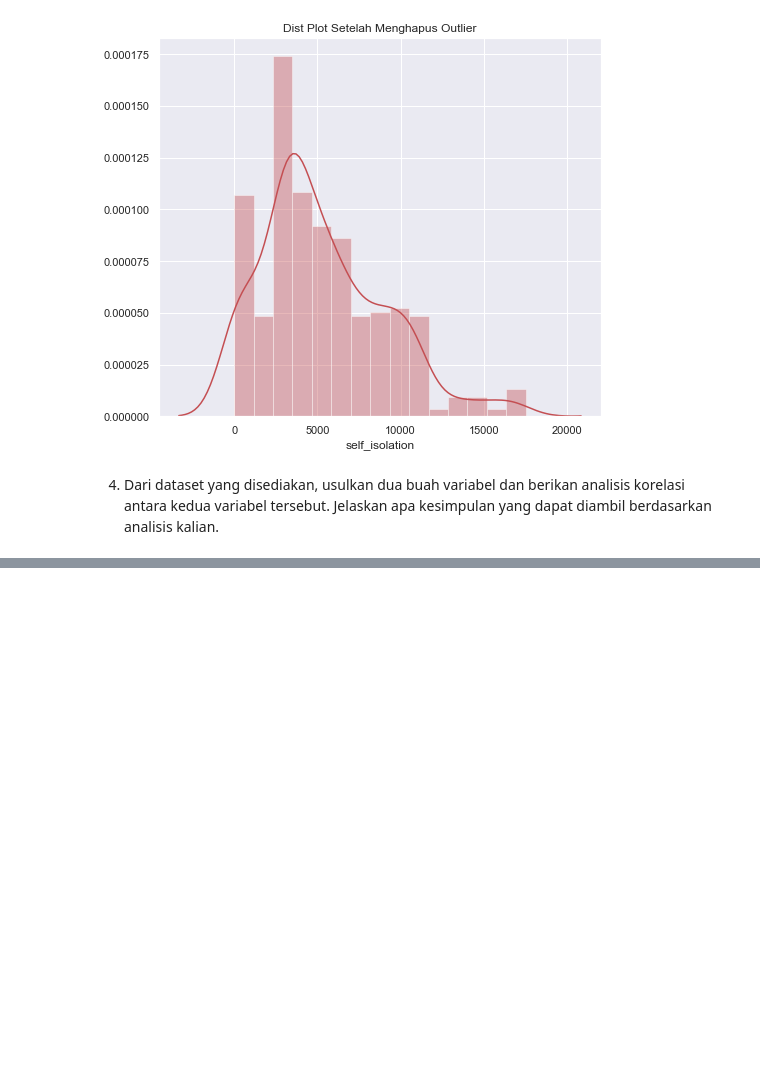
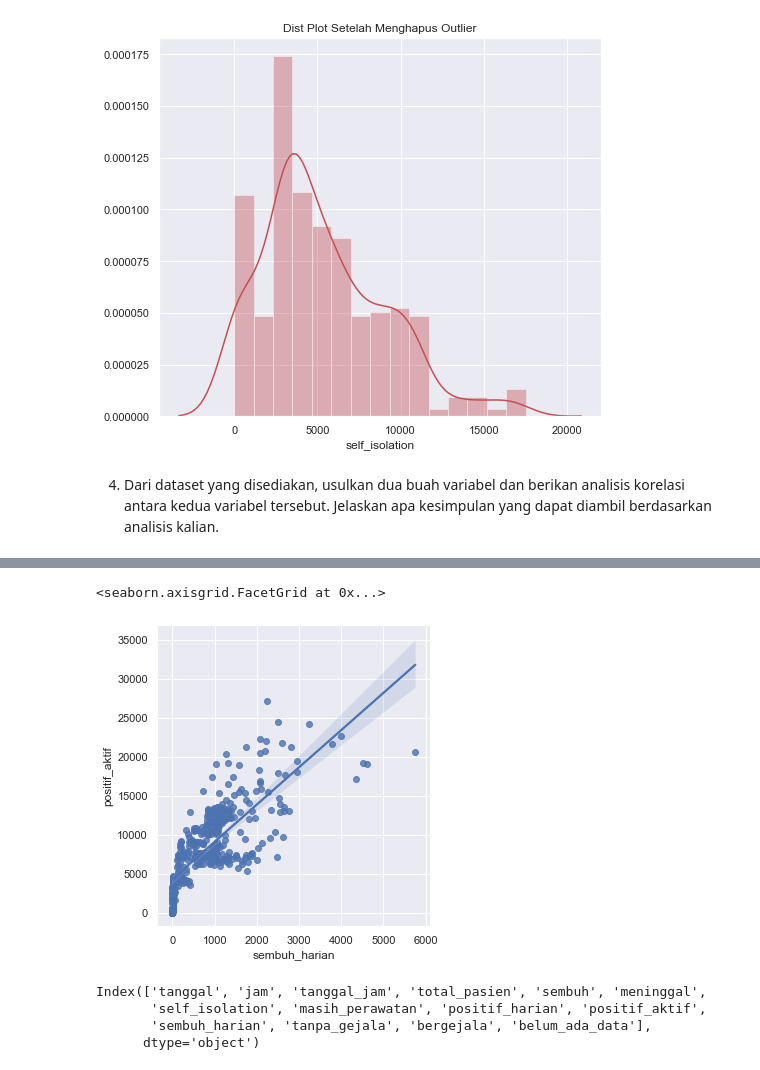
Before and after one commit to rshby/comp_fest_data_science, a Jupyter notebook: covid19_jakarta.ipynb, the cells around one changed output, grey strips where cells are left out. Cells and saved outputs as stored; diff of their text form; code cells hidden in the pictures; blank space fills up the shorter version.

```diff
--- a/covid19_jakarta.ipynb
+++ b/covid19_jakarta.ipynb
@@ -164,0 +167,12 @@ sns.lmplot(x="positif_aktif", y="positif_harian", data=df)
+# %%
+sns.lmplot(x="sembuh_harian", y="positif_aktif", data=df)
+# %% [output]
+<seaborn.axisgrid.FacetGrid at 0x...>
+[figure, added]
+# %%
+df.columns
+# %% [output]
+Index(['tanggal', 'jam', 'tanggal_jam', 'total_pasien', 'sembuh', 'meninggal',
+       'self_isolation', 'masih_perawatan', 'positif_harian', 'positif_aktif',
+       'sembuh_harian', 'tanpa_gejala', 'bergejala', 'belum_ada_data'],
+      dtype='object')
```
Also changed, not shown: parts of 4 cells of this notebook.
